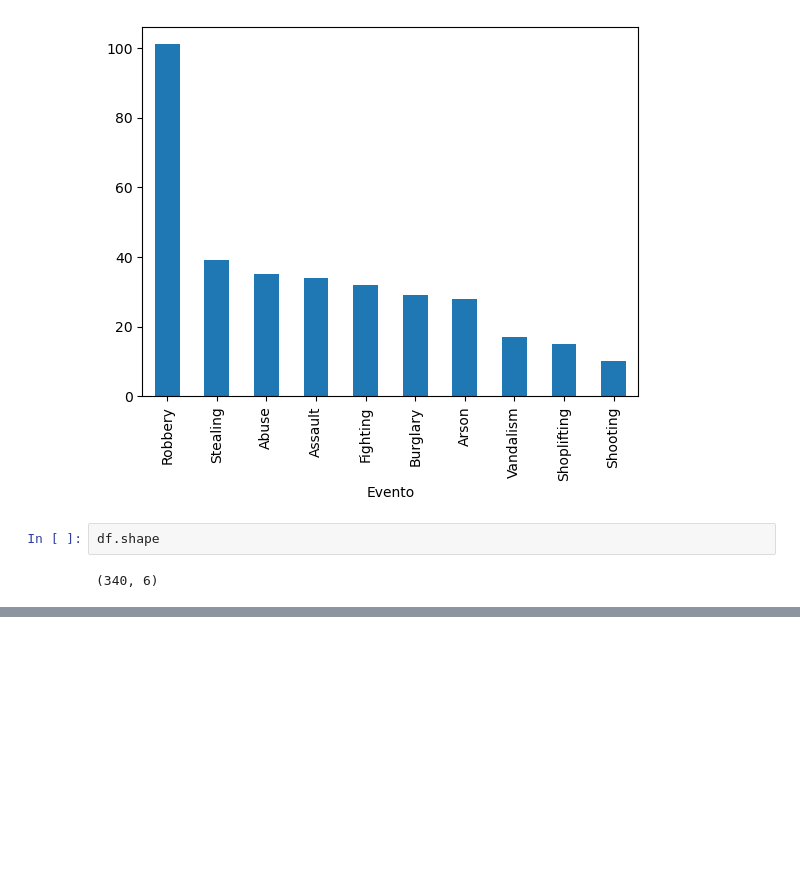
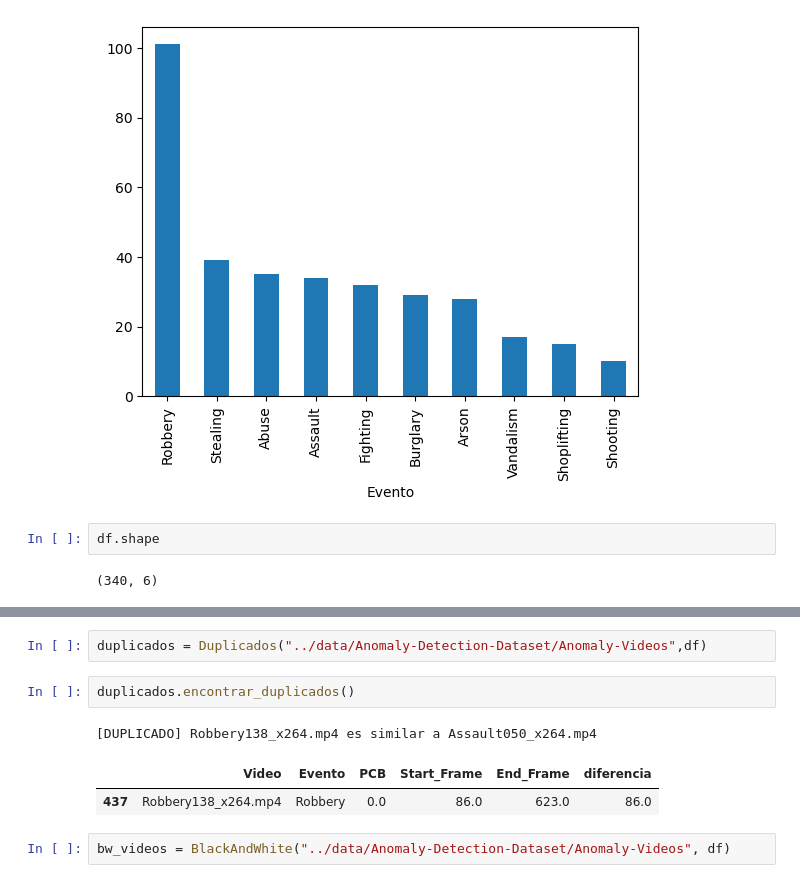
Before and after one commit to AndresH1234/Crime_Detection, a Jupyter notebook: notebooks/1_exploratory_data_analysis.ipynb, the cells around one changed output, grey strips where cells are left out. Drawn from its saved outputs; the diff is of its cells as text; blank space fills up the shorter version.

```diff
--- a/notebooks/1_exploratory_data_analysis.ipynb
+++ b/notebooks/1_exploratory_data_analysis.ipynb
@@ -143,0 +144,10 @@ df.shape
+# %%
+duplicados = Duplicados("../data/Anomaly-Detection-Dataset/Anomaly-Videos",df)
+# %%
+duplicados.encontrar_duplicados()
+# %% [output]
+[DUPLICADO] Robbery138_x264.mp4 es similar a Assault050_x264.mp4
+|  | Video | Evento | PCB | Start_Frame | End_Frame | diferencia |
+| 437 | Robbery138_x264.mp4 | Robbery | 0.0 | 86.0 | 623.0 | 86.0 |
+# %%
+bw_videos = BlackAndWhite("../data/Anomaly-Detection-Dataset/Anomaly-Videos", df)
```
Also changed, not shown: parts of 6 cells of this notebook, 1 other file.
